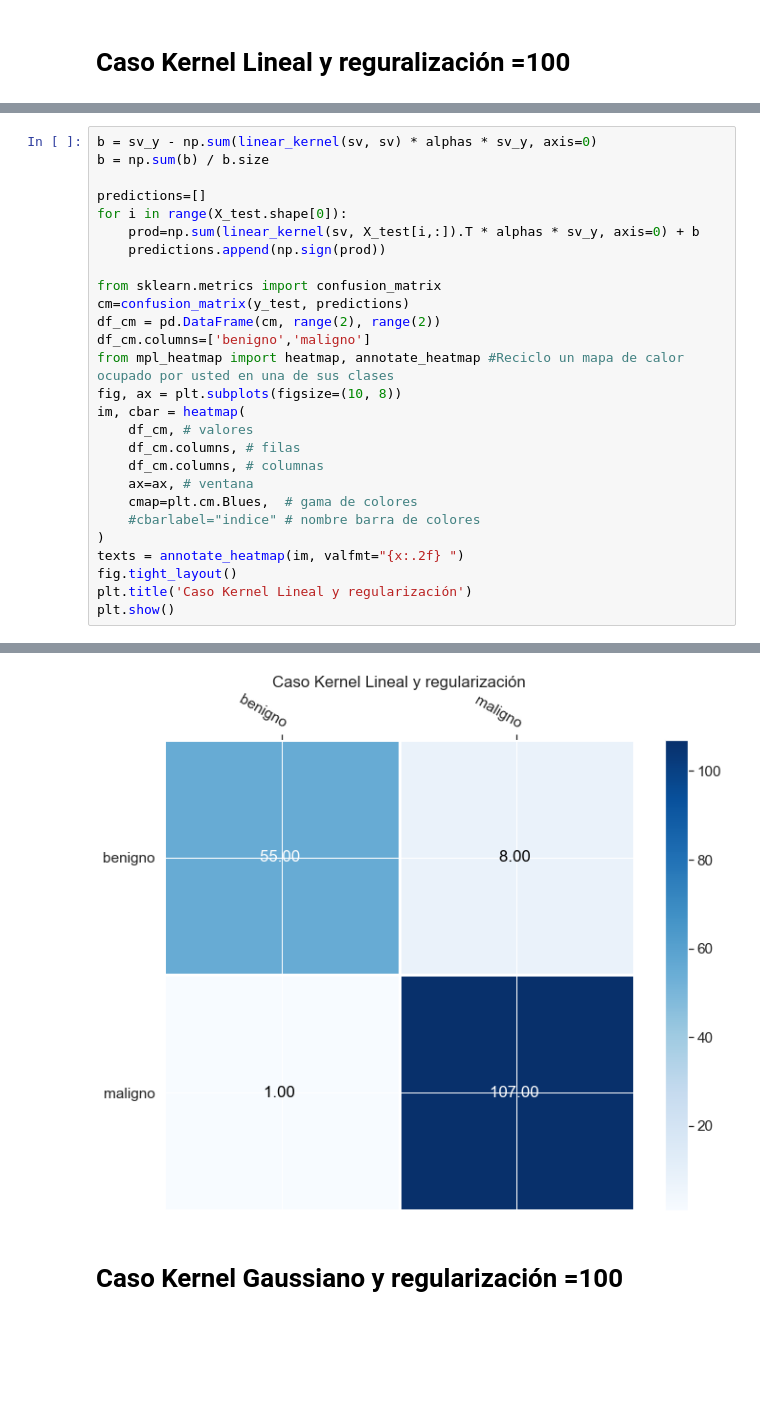
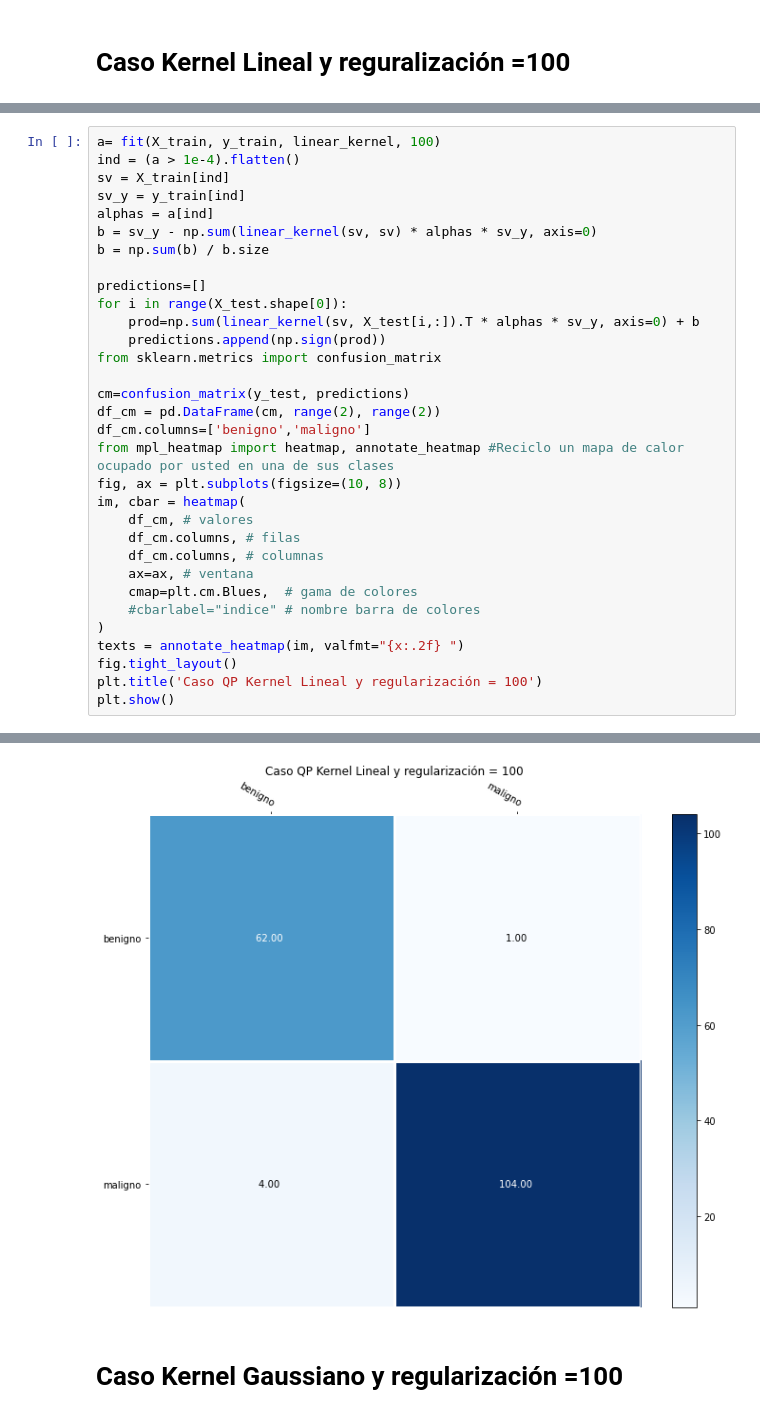
Before and after one commit to HugoMAT/Proyecto-OPTI_NL, a Jupyter notebook: Implementaciones/Problema_Cuadratico.ipynb, the cells around one changed output, grey strips where cells are left out. Cells and saved outputs as stored; diff of their text form; blank space fills up the shorter version.

```diff
--- a/Implementaciones/Problema_Cuadratico.ipynb
+++ b/Implementaciones/Problema_Cuadratico.ipynb
@@ -131,4 +130,9 @@ Terminated (maximum number of iterations reached).
 # %%
+a= fit(X_train, y_train, linear_kernel, 100)
+ind = (a > 1e-4).flatten()
+sv = X_train[ind]
+sv_y = y_train[ind]
+alphas = a[ind]
 b = sv_y - np.sum(linear_kernel(sv, sv) * alphas * sv_y, axis=0)
 b = np.sum(b) / b.size
 
@@ -136,8 +140,8 @@ predictions=[]
 for i in range(X_test.shape[0]):
     prod=np.sum(linear_kernel(sv, X_test[i,:]).T * alphas * sv_y, axis=0) + b
     predictions.append(np.sign(prod))
+from sklearn.metrics import confusion_matrix
 
-from sklearn.metrics import confusion_matrix
 cm=confusion_matrix(y_test, predictions)
 df_cm = pd.DataFrame(cm, range(2), range(2))
 df_cm.columns=['benigno','maligno']
@@ -153,6 +157,6 @@ im, cbar = heatmap(
 )
 texts = annotate_heatmap(im, valfmt="{x:.2f} ")
 fig.tight_layout()
-plt.title('Caso Kernel Lineal y regularización')
+plt.title('Caso QP Kernel Lineal y regularización = 100')
 plt.show()
 # %% [output]
@@ -159,4 +180,4 @@ plt.show()
-[figure, old version]
+[figure, new version]
 # %% [markdown]
 # Caso Kernel Gaussiano y regularización =100
 # %%
```
Also changed, not shown: parts of 13 cells of this notebook, 1 other file.
